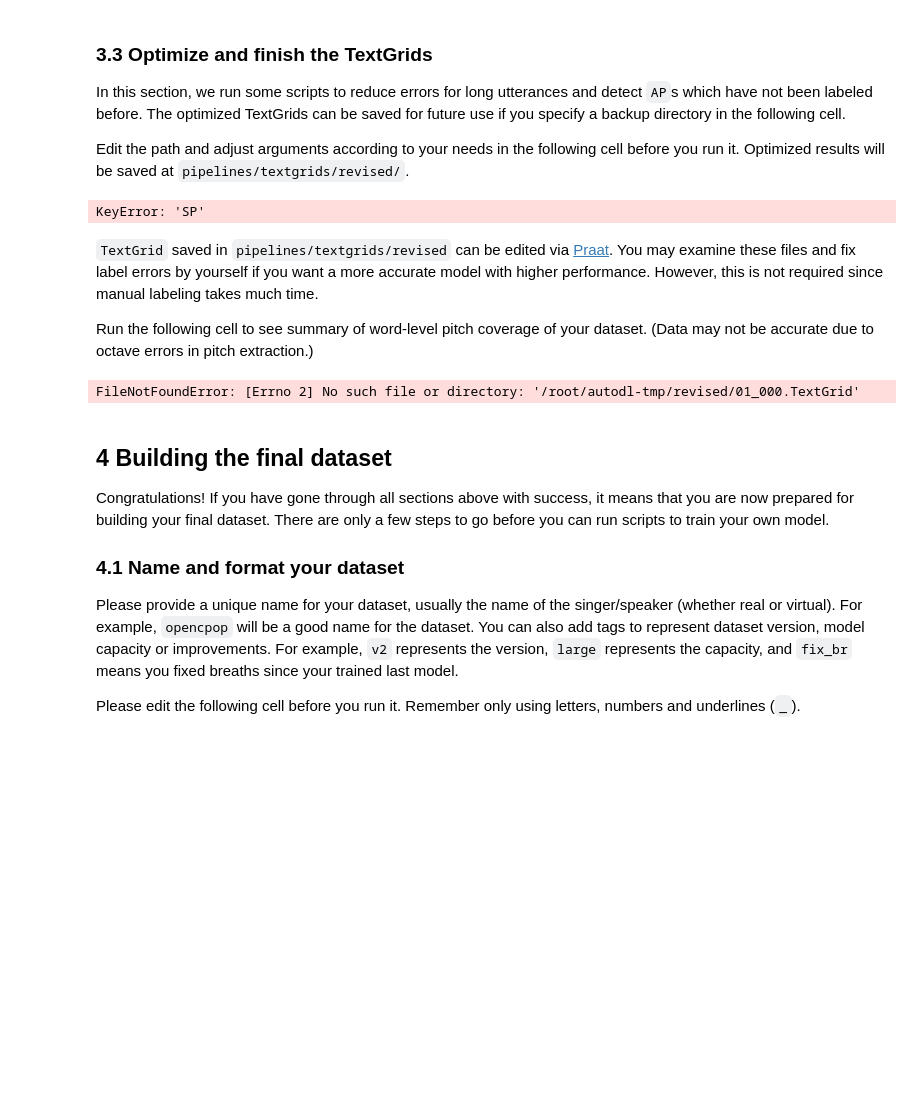
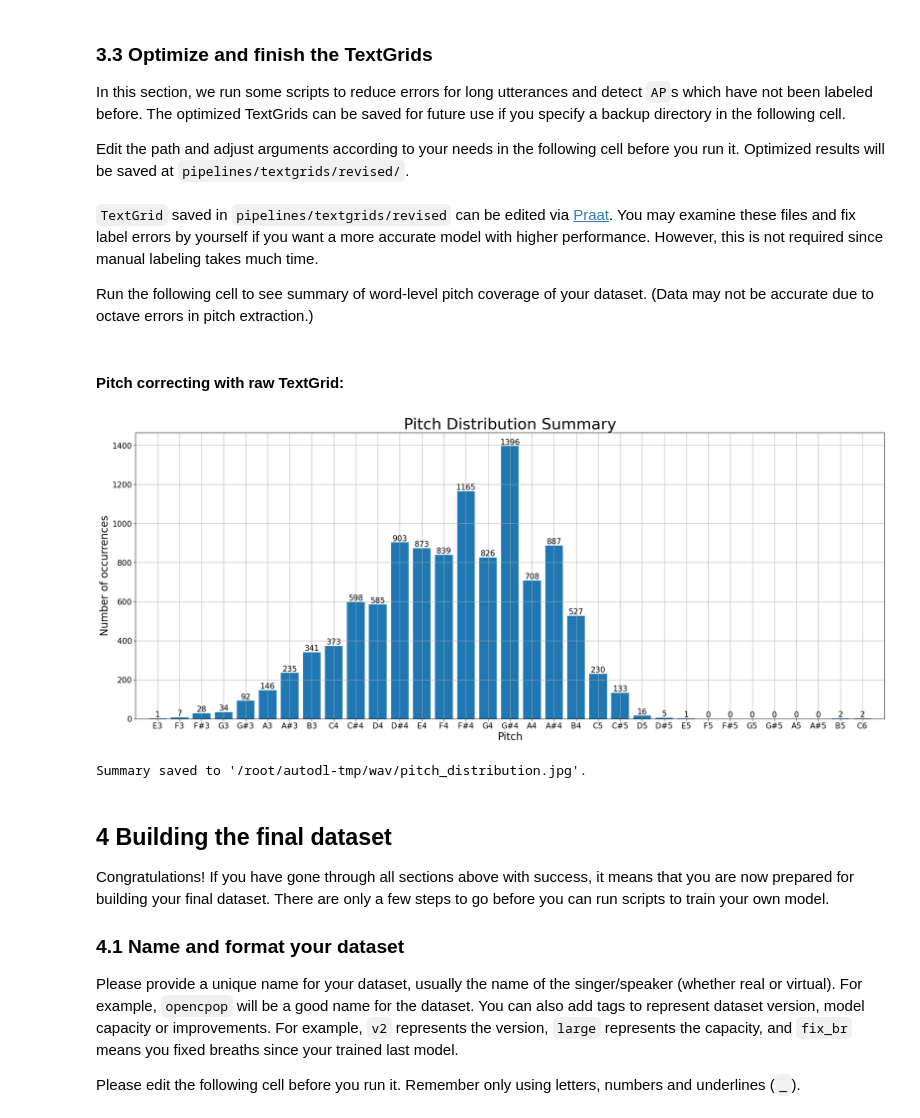
Before and after one commit to EdgeLight/DiffSinger, a Jupyter notebook: pipelines/no_midi_preparation.ipynb, the cells around one changed output. Drawn from its saved outputs; the diff is of its cells as text; code cells hidden in the pictures; blank space fills up the shorter version.

Commit message:
modified:   pipelines/no_midi_preparation.ipynb 	modified:   preprocessing/jp_process.ipynb 	deleted:    preprocessing/jp_replaced.txt.txt 	preprocessing/rules.txt

```diff
--- a/pipelines/no_midi_preparation.ipynb
+++ b/pipelines/no_midi_preparation.ipynb
@@ -582,7 +604,7 @@ for wavfile in tqdm.tqdm(sliced_filelist):
     while i < len(words):
         word = words[i]
         phone = phones[j]
-        if word.mark is not None and word.mark != '':
+        if word.mark is not None and word.mark != '' and word.mark != 'SP' and word.mark != 'AP':
             i += 1
             j += len(dictionary[word.mark])
             continue
@@ -609,7 +631,7 @@ for wavfile in tqdm.tqdm(sliced_filelist):
     while i < len(words):
         word = words[i]
         phone = phones[j]
-        if word.mark is not None and word.mark != '':
+        if word.mark is not None and word.mark != '' and word.mark != 'SP' and word.mark != 'AP':
             i += 1
             j += len(dictionary[word.mark])
             continue
@@ -676,7 +698,7 @@ for wavfile in tqdm.tqdm(sliced_filelist):
     while i < len(words):
         word = words[i]
         phone = phones[j]
-        if word.mark is not None and word.mark != '':
+        if word.mark is not None and word.mark != '' and word.mark != 'SP' and word.mark != 'AP':
             i += 1
             j += (1 if word.mark == 'AP' else len(dictionary[word.mark]))
             continue
@@ -708,8 +730,6 @@ for wavfile in tqdm.tqdm(sliced_filelist):
             words.removeInterval(word)
             phones.removeInterval(phone)
     textgrid.write(os.path.join(textgrids_revised_dir, f'{name}.TextGrid'))
-# %% [output]
-KeyError: 'SP'
 # %% [markdown]
 `TextGrid` saved in `pipelines/textgrids/revised` can be edited via [Praat](https://github.com/praat/praat). You may examine these files and fix label errors by yourself if you want a more accurate model with higher performance. However, this is not required since manual labeling takes much time.
 
@@ -772,8 +792,69 @@ plt.savefig(fname=pitch_summary,
             pad_inches=0.25)
 plt.show()
 print(f'Summary saved to \'{pitch_summary}\'.')
-# %% [output]
-FileNotFoundError: [Errno 2] No such file or directory: '/root/autodl-tmp/revised/01_000.TextGrid'
+# %% [markdown]
+#### Pitch correcting with raw TextGrid:
+# %%
+import utils.distribution as dist
+
+
+def key_to_name(midi_key):
+    note_names = ['C', 'C#', 'D', 'D#', 'E', 'F', 'F#', 'G', 'G#', 'A', 'A#', 'B']
+    return note_names[midi_key % 12] + str(midi_key // 12 - 1)
+
+
+pit_map = {}
+if not f0_min in locals():
+    f0_min = 40.
+if not f0_max in locals():
+    f0_max = 1100.
+if not voicing_thresh_vowel in locals():
+    voicing_thresh_vowel = 0.45
+for wavfile in tqdm.tqdm(sliced_filelist):
+    name = os.path.basename(wavfile).rsplit('.', maxsplit=1)[0]
+    textgrid = tg.TextGrid()
+    textgrid.read(os.path.join(textgrids_dir, f'{name}.TextGrid'))
+    timestep = 0.01
+    f0 = pm.Sound(wavfile).to_pitch_ac(
+        time_step=timestep,
+        voicing_threshold=voicing_thresh_vowel,
+        pitch_floor=f0_min,
+        pitch_ceiling=f0_max,
+    ).selected_array['frequency']
+    pitch = 12. * np.log2(f0 / 440.) + 69.
+    for word in textgrid[0]:
+        if word.mark in ['AP', 'SP']:
+            continue
+        if word.maxTime - word.minTime < timestep:
+            continue
+        word_pit = pitch[int(word.minTime / timestep) : int(word.maxTime / timestep)]
+        word_pit = np.extract(word_pit >= 0, word_pit)
+        if word_pit.shape[0] == 0:
+            continue
+        counts = np.bincount(word_pit.astype(np.int64))
+        midi = counts.argmax()
+        if midi in pit_map:
+            pit_map[midi] += 1
+        else:
+            pit_map[midi] = 1
+midi_keys = sorted(pit_map.keys())
+midi_keys = list(range(midi_keys[0], midi_keys[-1] + 1))
+dist.draw_distribution(
+    title='Pitch Distribution Summary',
+    x_label='Pitch',
+    y_label='Number of occurrences',
+    items=[key_to_name(k) for k in midi_keys],
+    values=[pit_map.get(k, 0) for k in midi_keys]
+)
+pitch_summary = os.path.join(sliced_path, 'pitch_distribution.jpg')
+plt.savefig(fname=pitch_summary,
+            bbox_inches='tight',
+            pad_inches=0.25)
+plt.show()
+print(f'Summary saved to \'{pitch_summary}\'.')
+# %% [output]
+[figure, added]
+Summary saved to '/root/autodl-tmp/wav/pitch_distribution.jpg'.
 # %% [markdown]
 ## 4 Building the final dataset
 
```
Also changed, not shown: parts of 6 cells of this notebook, 2 other files.
